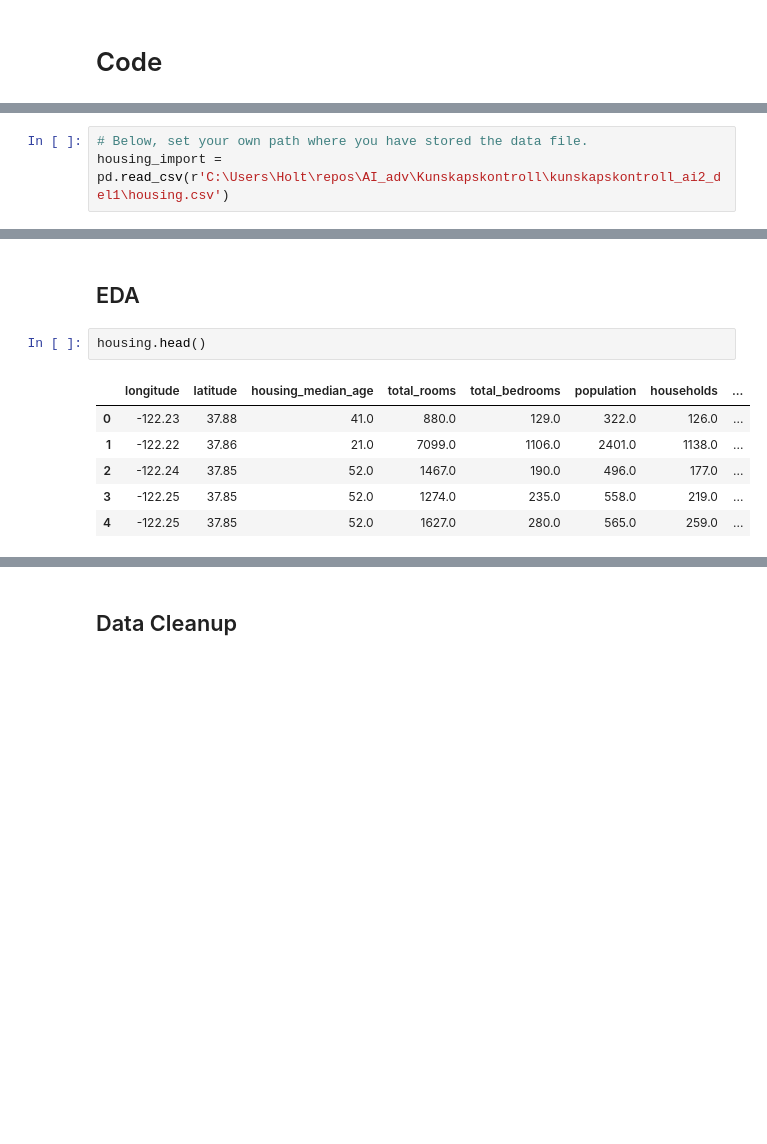
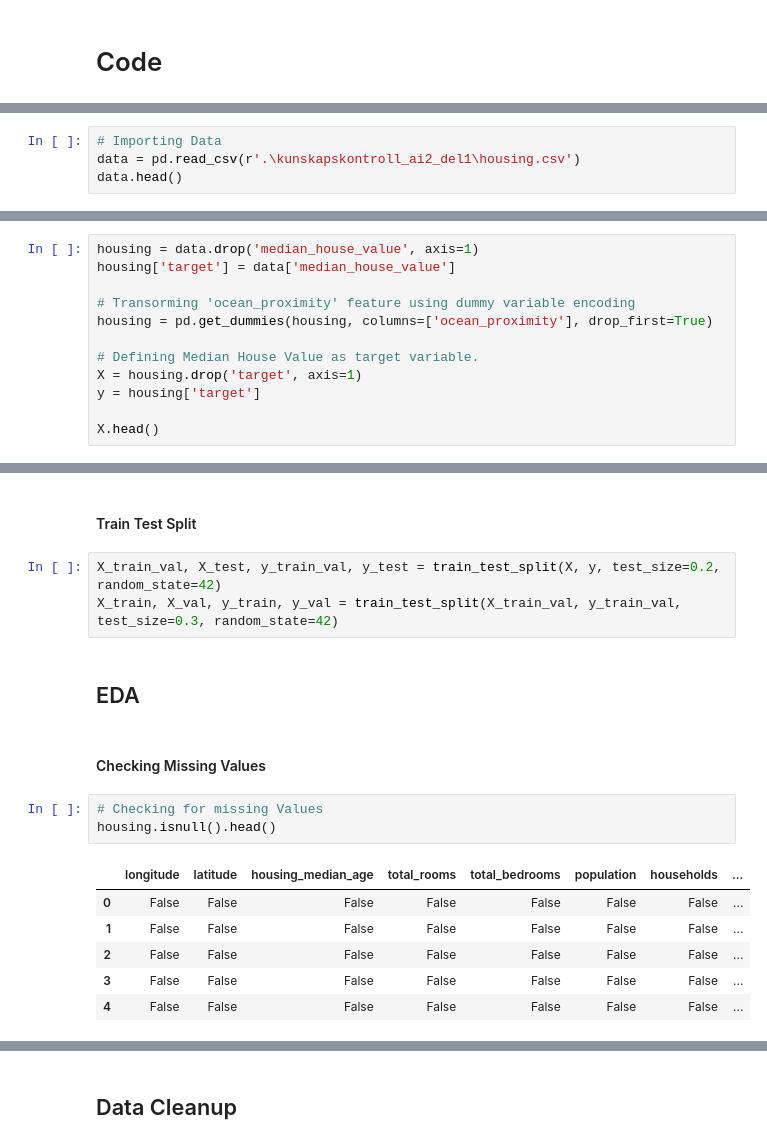
Before and after one commit to desmonddibba/house_prices, a Jupyter notebook: House_Prices.ipynb, the cells around one changed output, grey strips where cells are left out. Cells and saved outputs as stored; diff of their text form; blank space fills up the shorter version.

```diff
--- a/House_Prices.ipynb
+++ b/House_Prices.ipynb
@@ -18,3 +31,4 @@ Namn på samtliga gruppmedlemmar:
 # %%
-# Below, set your own path where you have stored the data file.
-housing_import = pd.read_csv(r'C:\Users\Holt\repos\AI_adv\Kunskapskontroll\kunskapskontroll_ai2_del1\housing.csv')
+# Importing Data
+data = pd.read_csv(r'.\kunskapskontroll_ai2_del1\housing.csv')
+data.head()
@@ -41,0 +42,12 @@ housing.head()
+# %%
+housing = data.drop('median_house_value', axis=1)
+housing['target'] = data['median_house_value']
+
+# Transorming 'ocean_proximity' feature using dummy variable encoding
+housing = pd.get_dummies(housing, columns=['ocean_proximity'], drop_first=True)
+
+# Defining Median House Value as target variable.
+X = housing.drop('target', axis=1)
+y = housing['target']
+
+X.head()
@@ -42,11 +70,19 @@ housing.head()
+# %% [markdown]
+#### Train Test Split
+# %%
+X_train_val, X_test, y_train_val, y_test = train_test_split(X, y, test_size=0.2, random_state=42)
+X_train, X_val, y_train, y_val = train_test_split(X_train_val, y_train_val, test_size=0.3, random_state=42)
 # %% [markdown]
 ## EDA
+# %% [markdown]
+#### Checking Missing Values
 # %%
-housing.head()
+# Checking for missing Values
+housing.isnull().head()
 # %% [output]
 |  | longitude | latitude | housing_median_age | total_rooms | total_bedrooms | population | households | ... |
-| 0 | -122.23 | 37.88 | 41.0 | 880.0 | 129.0 | 322.0 | 126.0 | ... |
-| 1 | -122.22 | 37.86 | 21.0 | 7099.0 | 1106.0 | 2401.0 | 1138.0 | ... |
-| 2 | -122.24 | 37.85 | 52.0 | 1467.0 | 190.0 | 496.0 | 177.0 | ... |
-| 3 | -122.25 | 37.85 | 52.0 | 1274.0 | 235.0 | 558.0 | 219.0 | ... |
-| 4 | -122.25 | 37.85 | 52.0 | 1627.0 | 280.0 | 565.0 | 259.0 | ... |
+| 0 | False | False | False | False | False | False | False | ... |
+| 1 | False | False | False | False | False | False | False | ... |
+| 2 | False | False | False | False | False | False | False | ... |
+| 3 | False | False | False | False | False | False | False | ... |
+| 4 | False | False | False | False | False | False | False | ... |
```
Also changed, not shown: parts of 22 cells of this notebook.
